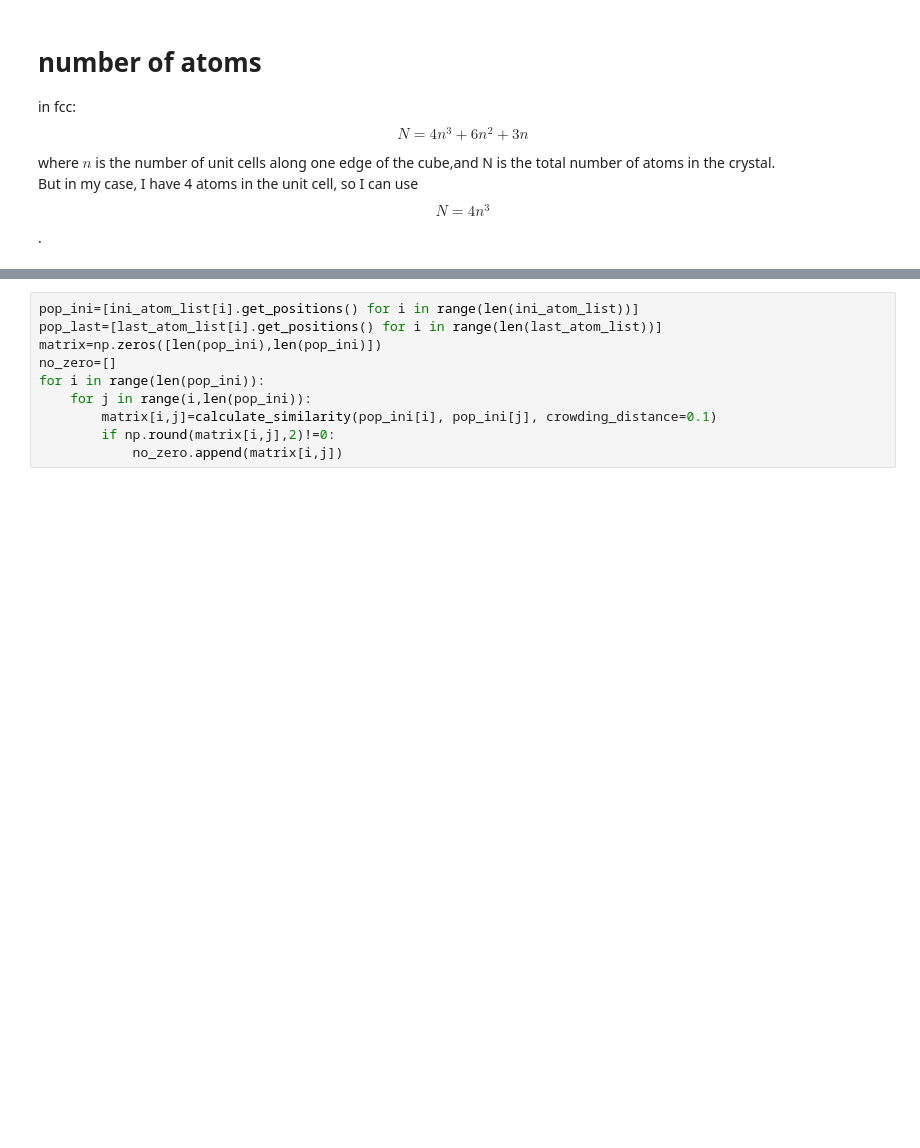
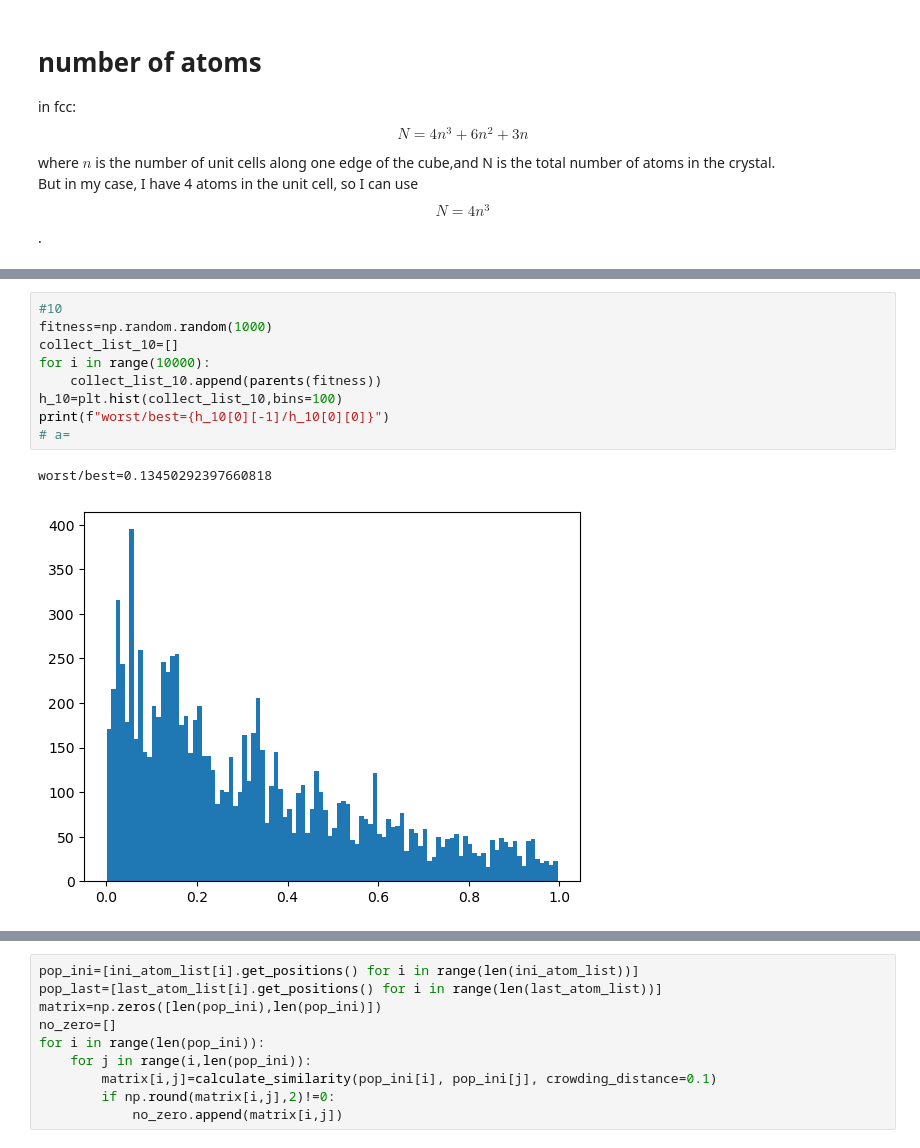
Before and after one commit to kaifengZheng/GA_nano_generator, a Jupyter notebook: essential_linux_test/particle_generator_niche_final.ipynb, the cells around one changed output, grey strips where cells are left out. Saved outputs shown, nothing was run; the diff lists cells and outputs as text; blank space fills up the shorter version.

```diff
--- a/essential_linux_test/particle_generator_niche_final.ipynb
+++ b/essential_linux_test/particle_generator_niche_final.ipynb
@@ -1029,0 +1118,12 @@ plt.tight_layout()
+# %%
+#10
+fitness=np.random.random(1000)
+collect_list_10=[]
+for i in range(10000):
+    collect_list_10.append(parents(fitness))
+h_10=plt.hist(collect_list_10,bins=100)
+print(f"worst/best={h_10[0][-1]/h_10[0][0]}")
+# a=
+# %% [output]
+worst/best=0.13450292397660818
+[figure, added]
```
Also changed, not shown: parts of 9 cells of this notebook, 2 other files.
